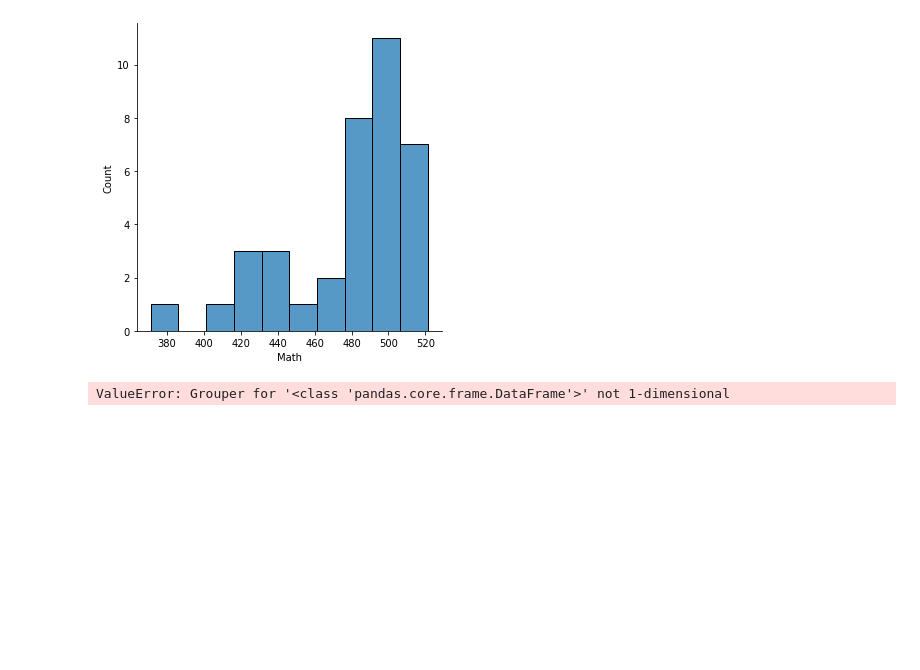
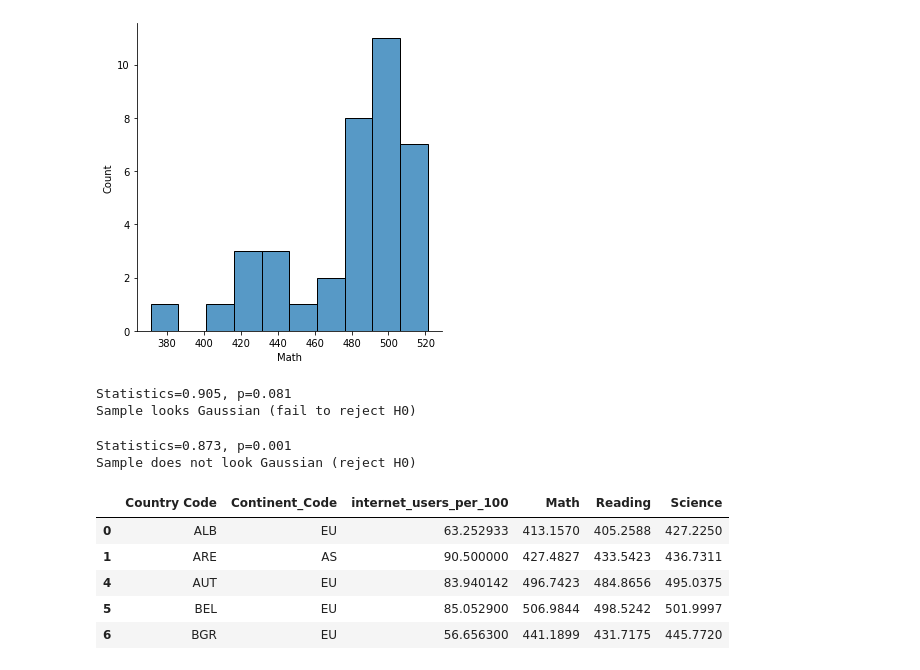
Before and after one commit to Ertugrul-Kurubal/Statistics-With-Python, a Jupyter notebook: Statistics Assignment-4 (Hypothesis Testing).ipynb, the cells around one changed output. Saved outputs shown, nothing was run; the diff lists cells and outputs as text; code cells hidden in the pictures; blank space fills up the shorter version.

```diff
--- a/Statistics Assignment-4 (Hypothesis Testing).ipynb
+++ b/Statistics Assignment-4 (Hypothesis Testing).ipynb
@@ -250,7 +270,39 @@ EU[["Math"]]
 sns.displot(x="Math", data=EU, bins=10);
 # %% [output]
 [figure]
-# %%
-pisa["Math"].hist(by=pisa[pisa["Continent_Code"]=="AS"]);
-# %% [output]
-ValueError: Grouper for '<class 'pandas.core.frame.DataFrame'>' not 1-dimensional
+# %%
+stat, p = stats.shapiro(pisa[pisa["Continent_Code"]=="AS"]["Math"])
+
+print('Statistics=%.3f, p=%.3f' % (stat, p))
+# interpret
+alpha = 0.05
+if p > alpha:
+	print('Sample looks Gaussian (fail to reject H0)')
+else:
+	print('Sample does not look Gaussian (reject H0)')
+# %% [output]
+Statistics=0.905, p=0.081
+Sample looks Gaussian (fail to reject H0)
+# %%
+stat, p = stats.shapiro(pisa[pisa["Continent_Code"]=="EU"]["Math"])
+
+print('Statistics=%.3f, p=%.3f' % (stat, p))
+# interpret
+alpha = 0.05
+if p > alpha:
+	print('Sample looks Gaussian (fail to reject H0)')
+else:
+	print('Sample does not look Gaussian (reject H0)')
+# %% [output]
+Statistics=0.873, p=0.001
+Sample does not look Gaussian (reject H0)
+# %%
+AS_EU = pisa[(pisa["Continent_Code"]=="EU")|(pisa["Continent_Code"]=="AS")]
+AS_EU.head()
+# %% [output]
+|  | Country Code | Continent_Code | internet_users_per_100 | Math | Reading | Science |
+| 0 | ALB | EU | 63.252933 | 413.1570 | 405.2588 | 427.2250 |
+| 1 | ARE | AS | 90.500000 | 427.4827 | 433.5423 | 436.7311 |
+| 4 | AUT | EU | 83.940142 | 496.7423 | 484.8656 | 495.0375 |
+| 5 | BEL | EU | 85.052900 | 506.9844 | 498.5242 | 501.9997 |
+| 6 | BGR | EU | 56.656300 | 441.1899 | 431.7175 | 445.7720 |
```
Also changed, not shown: parts of 2 cells of this notebook.
